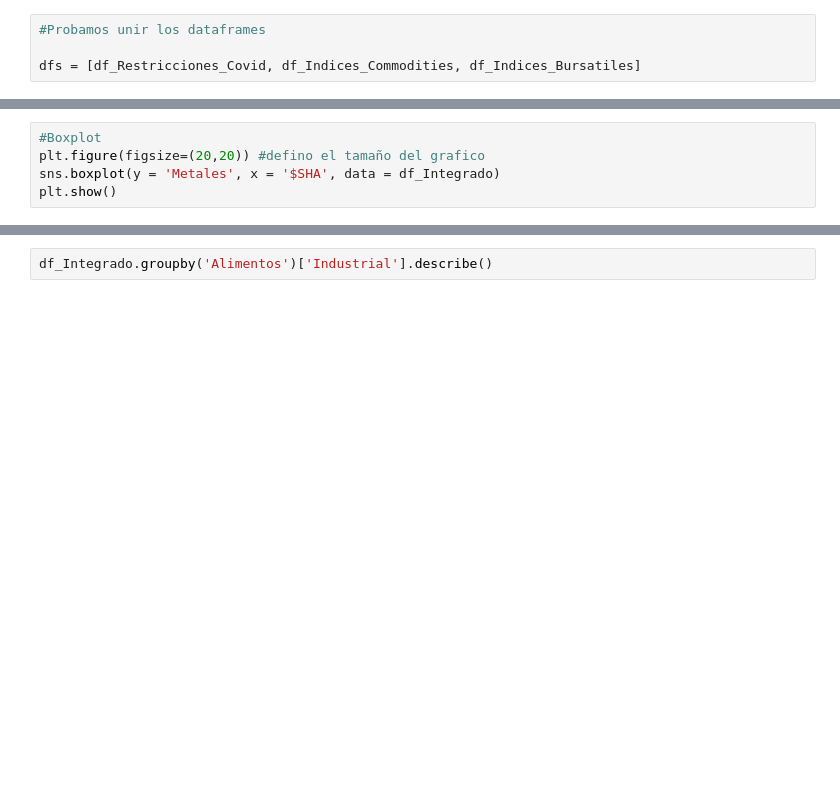
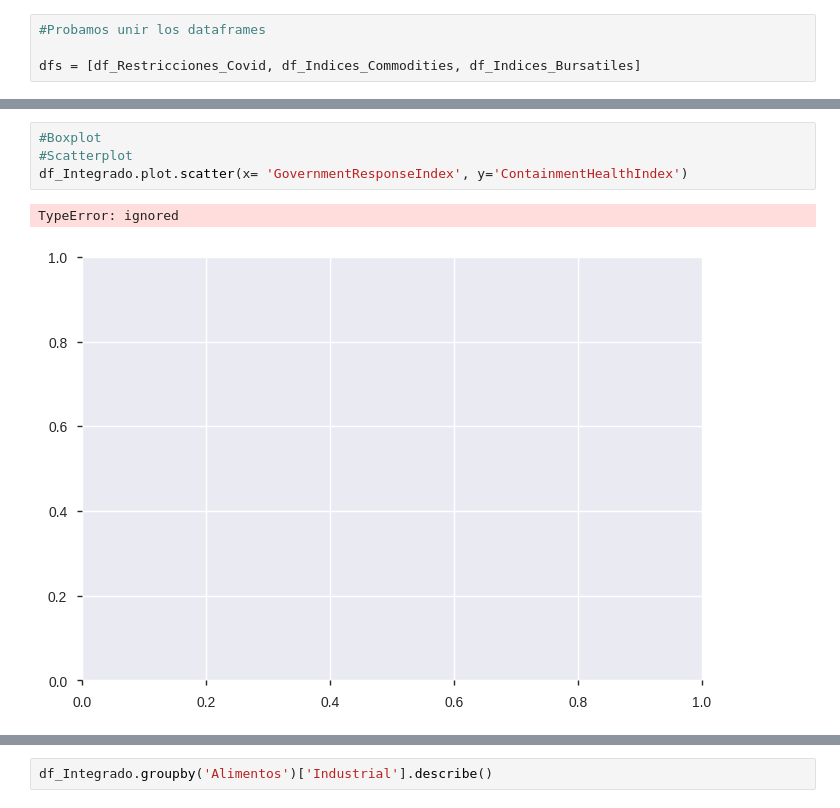
Before and after one commit to RufinoMartin/Coderhouse2021, a Jupyter notebook: Notebook_Integrado.ipynb, the cells around one changed output, grey strips where cells are left out. Saved outputs shown, nothing was run; the diff lists cells and outputs as text; blank space fills up the shorter version.

```diff
--- a/Notebook_Integrado.ipynb
+++ b/Notebook_Integrado.ipynb
@@ -127,5 +113,7 @@ sns.heatmap(heatmap_test,
-# %%
-#Boxplot
-plt.figure(figsize=(20,20)) #defino el tamaño del grafico
-sns.boxplot(y = 'Metales', x = '$SHA', data = df_Integrado)
-plt.show()
+# %%
+#Boxplot
+#Scatterplot
+df_Integrado.plot.scatter(x= 'GovernmentResponseIndex', y='ContainmentHealthIndex')
+# %% [output]
+TypeError: ignored
+[figure, added]
```
Also changed, not shown: parts of 22 cells of this notebook.
